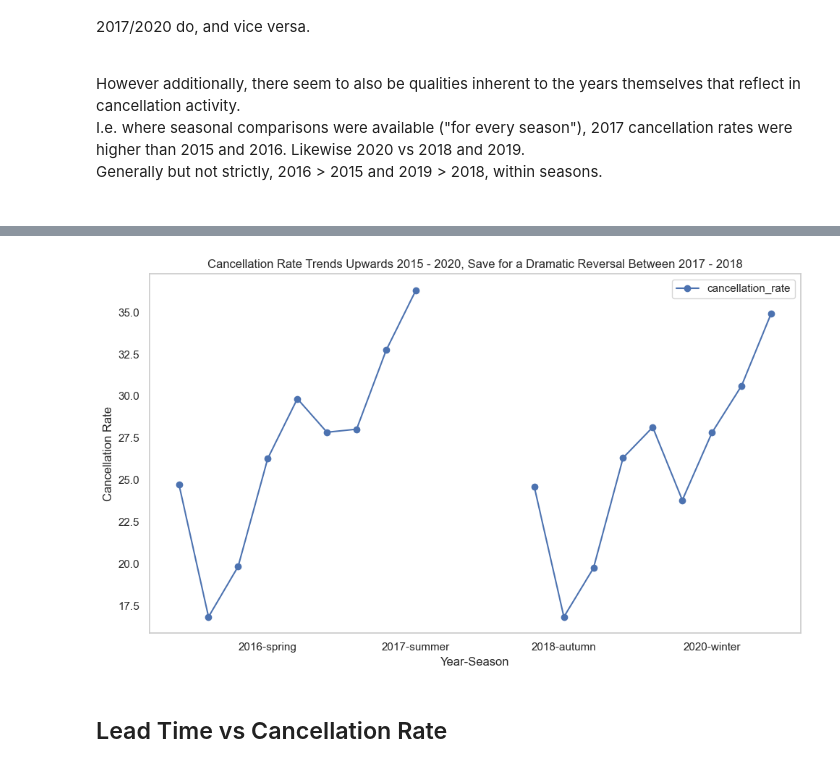
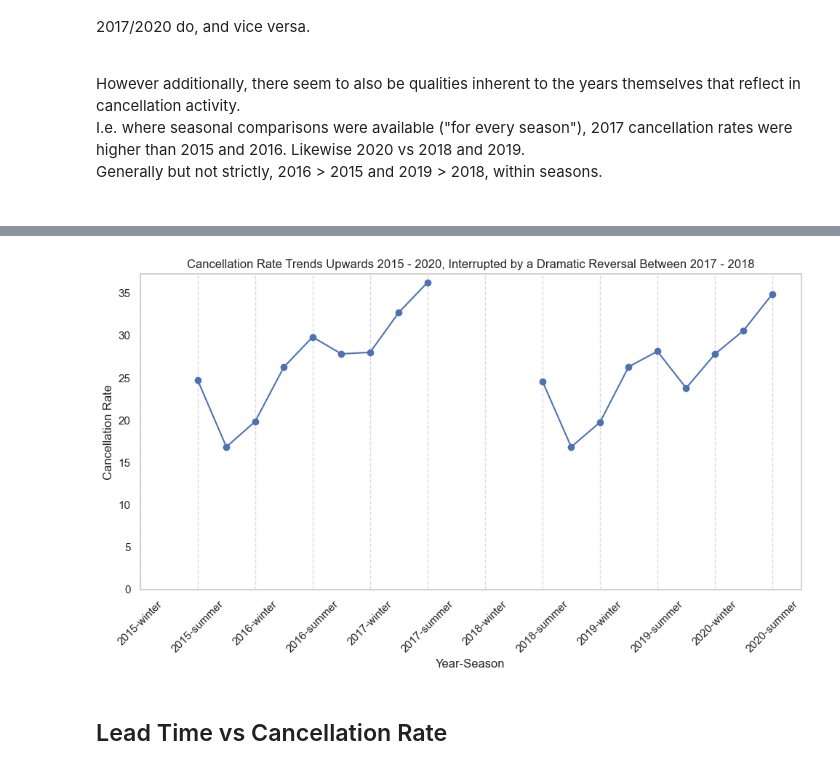
Before and after one commit to dngsus/data_analysis, a Jupyter notebook: 01 Hotel Bookings/01 Hotel v01.ipynb, the cells around one changed output, grey strips where cells are left out. Saved outputs shown, nothing was run; the diff lists cells and outputs as text; code cells hidden in the pictures.

```diff
--- a/01 Hotel Bookings/01 Hotel v01.ipynb
+++ b/01 Hotel Bookings/01 Hotel v01.ipynb
@@ -1054,9 +1124,10 @@ df_cancellations = df_main.groupby("year_season").size().reset_index().rename(co
 
 df_cancellations2 = df_main[["year_season", "is_canceled"]].groupby("year_season")["is_canceled"].sum().reset_index().rename(columns = {"is_canceled" : "cancellations"})
 
-df_cancellations = df_cancellations.merge(df_cancellations2, on = ("year_season"))
+df_cancellations = df_cancellations.merge(df_cancellations2, on = "year_season").merge(df_days_per_season, on = "year_season")
 
 df_cancellations["cancellation_rate"] = (df_cancellations["cancellations"] / df_cancellations["bookings"]) * 100
-df_cancellations = df_cancellations[["year_season", "cancellation_rate"]].set_index("year_season")
-df_cancellations
+df_cancellations["canc_per_28d"] = (df_cancellations["cancellations"] / df_cancellations["days_per_season"]) * 28
+df_cancellations = df_cancellations[["year_season", "canc_per_28d", "cancellation_rate"]].set_index("year_season")
+df_cancellations.head()
 # %% [output]
@@ -1081,18 +1141,29 @@ df_cancellations
 # %%
 fig, ax = plt.subplots(figsize=(10, 6))
-df_cancellations.plot(marker='o', ax=ax)
+df_cancellations.plot(marker='o', ax=ax, legend = None)
 
-ax.set_title("Cancellation Rate Trends Upwards 2015 - 2020, Save for a Dramatic Reversal Between 2017 - 2018") # Though as before, season has impact
+x_labels = df_cancellations.index.unique()
+
+summer_positions = [i for i, label in enumerate(x_labels) if 'summer' in label or 'winter' in label]
+summer_labels = [x_labels[i] for i in summer_positions]
+
+ax.set_xticks(summer_positions)
+ax.set_xticklabels(summer_labels, rotation=45)
+
+ax.xaxis.grid(False)
+ax.yaxis.grid(False)
+ax.set_ylim(bottom=0)
+
+ax.set_title("Cancellation Rate Trends Upwards 2015 - 2020, Interrupted by a Dramatic Reversal Between 2017 - 2018") # Though as before, season has impact
 ax.set_xlabel("Year-Season")
 ax.set_ylabel("Cancellation Rate")
-ax.grid(False)
-
+ax.grid(True, which='major', axis='x', linestyle='--', alpha=0.7, zorder=10)
 plt.tight_layout()
 plt.show()
 
-# Amend X-axis tickers
+# Amend X-axis tickers and markers to match colours
 # %% [output]
-[figure, old version]
+[figure, new version]
 # %% [markdown]
 ## Lead Time vs Cancellation Rate
 # %%
```
Also changed, not shown: parts of 62 cells of this notebook.
